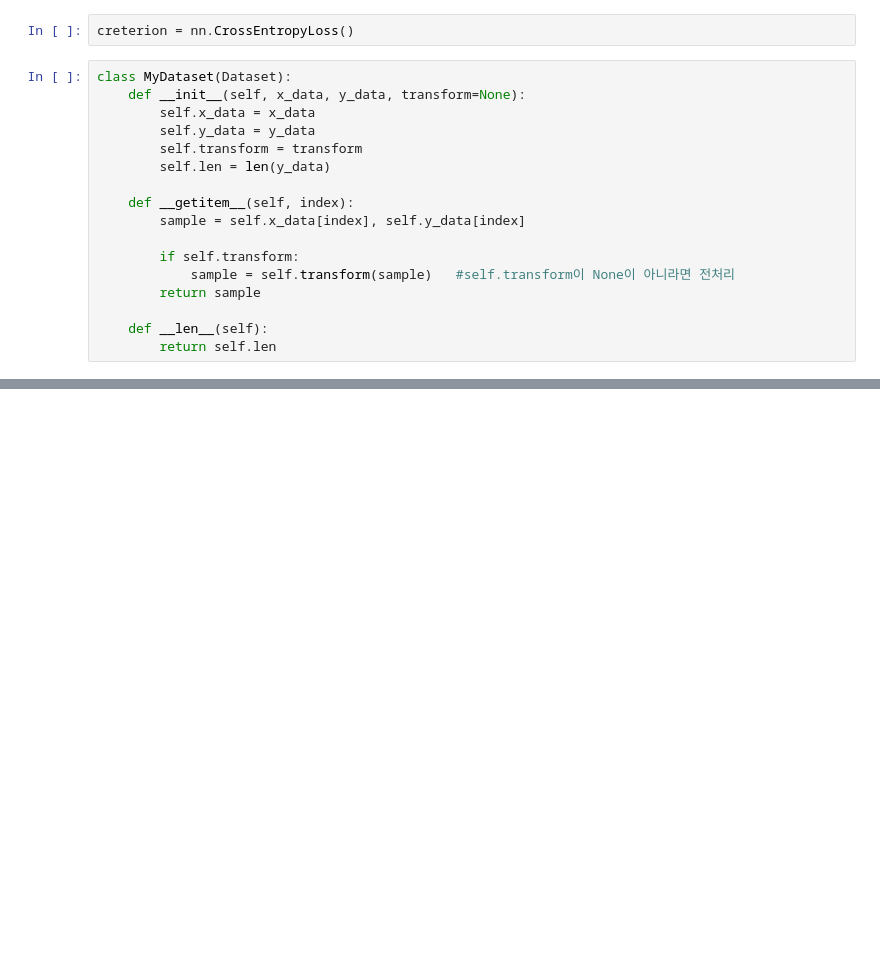
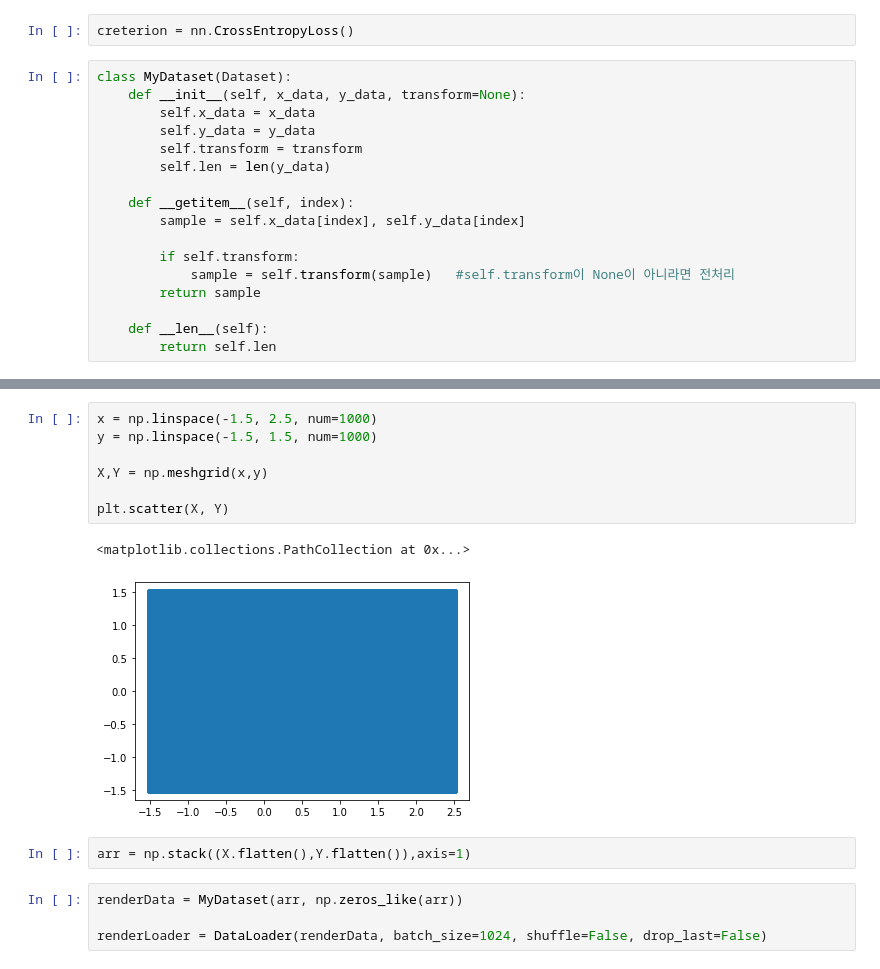
Before and after one commit to BeopGyu/MetaPseudoLabel_TwoMoon, a Jupyter notebook: 230306_TwoMoon.ipynb, the cells around one changed output, grey strips where cells are left out. Saved outputs shown, nothing was run; the diff lists cells and outputs as text; blank space fills up the shorter version.

```diff
--- a/230306_TwoMoon.ipynb
+++ b/230306_TwoMoon.ipynb
@@ -80,0 +178,16 @@ for epoch in range(500):
+# %%
+x = np.linspace(-1.5, 2.5, num=1000)
+y = np.linspace(-1.5, 1.5, num=1000)
+
+X,Y = np.meshgrid(x,y)
+
+plt.scatter(X, Y)
+# %% [output]
+<matplotlib.collections.PathCollection at 0x...>
+[figure, added]
+# %%
+arr = np.stack((X.flatten(),Y.flatten()),axis=1)
+# %%
+renderData = MyDataset(arr, np.zeros_like(arr))
+
+renderLoader = DataLoader(renderData, batch_size=1024, shuffle=False, drop_last=False)
```
Also changed, not shown: parts of 15 cells of this notebook.
